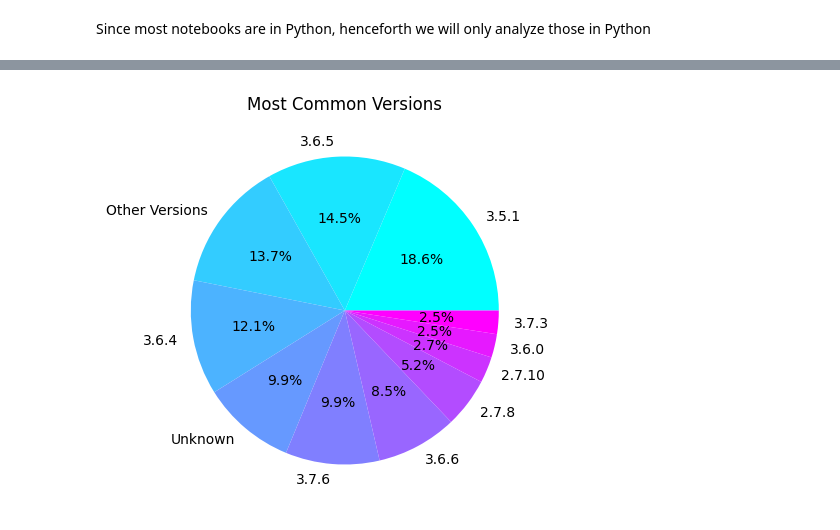
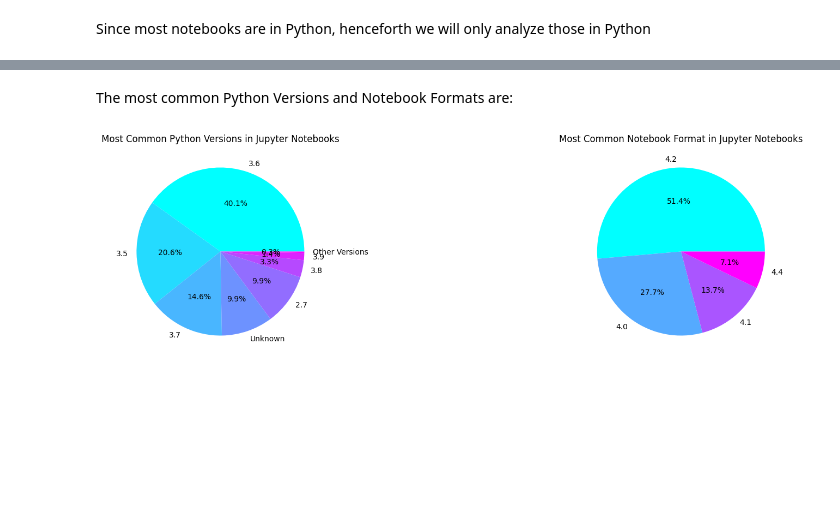
Before and after one commit to dew-uff/dsmining, a Jupyter notebook: src/analyzes/a1_languages.ipynb, the cells around one changed output, grey strips where cells are left out. Cells and saved outputs as stored; diff of their text form; code cells hidden in the pictures; blank space fills up the shorter version.

Commit message:
DSM#006 - Implementing python version/notebook format analysis

```diff
--- a/src/analyzes/a1_languages.ipynb
+++ b/src/analyzes/a1_languages.ipynb
@@ -110,5 +111,3 @@ Out of 389 Notebooks:
 Since most notebooks are in Python, henceforth we will only analyze those in Python
 # %%
 python_notebooks = notebooks.query("language == 'python'")
-# %%
-python_notebooks['minor_version'] = python_notebooks.loc[:,['language_version']]
@@ -137,27 +114,19 @@ display(python_notebooks)
-# %%
-fig4, ax = plt.subplots( figsize=(20,5))
-python_version = python_notebooks.language_version\
-    .value_counts(dropna=False)\
-    .rename_axis('Versions')\
-    .to_frame("Notebooks")
-
-pv = python_version[:10].reset_index(level=0)
-others = pd.DataFrame(data = {
-    'Versions' : ['Other Versions'],
-    'Notebooks' : [python_version['Notebooks'][10:].sum()]
-})
-
-pv2 = pd.concat([pv,others]).reset_index(drop=True)\
-    .sort_values(by='Notebooks', ascending=False)
-unknown = pv2.query("Versions=='unknown'")
-if not unknown.empty:
-    index = unknown.index[0]
-    pv2.at[index, "Versions"]='Unknown'
-pv2.plot.pie(ax=ax, y="Notebooks", title="Most Common Versions",
-             labels=pv2["Versions"], ylabel='',cmap="cool",
-             autopct='%1.1f%%', ).get_legend().remove()
-# %% [output]
-[figure, removed]
+# %% [markdown]
+The most common Python Versions and Notebook Formats are:
+# %%
+fig4, axes = plt.subplots(ncols=2, figsize=(20,5))
+python_version = get_python_version(python_notebooks)
+python_version.plot.pie(ax=axes[0], y="Notebooks", title="Most Common Python Versions in Jupyter Notebooks",
+             labels=python_version["Versions"], ylabel='',cmap="cool",
+             autopct='%1.1f%%', ).get_legend().remove()
+
+nb_format = python_notebooks.nbformat.value_counts(dropna=False)\
+        .rename_axis('Formats').to_frame("Notebooks").reset_index(level=0)
+nb_format.plot.pie(ax=axes[1], y="Notebooks", title="Most Common Notebook Format in Jupyter Notebooks",
+             labels=nb_format["Formats"], ylabel='',cmap="cool",
+             autopct='%1.1f%%', ).get_legend().remove()
+# %% [output]
+[figure, added]
 # %%
 with connect() as session:
     query = (
```
Also changed, not shown: parts of 4 cells of this notebook, 1 other file.
